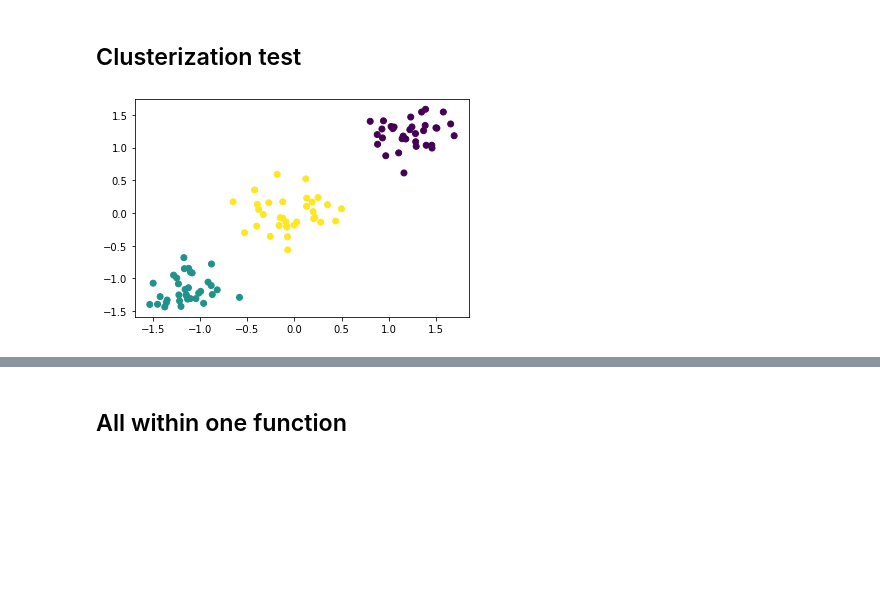
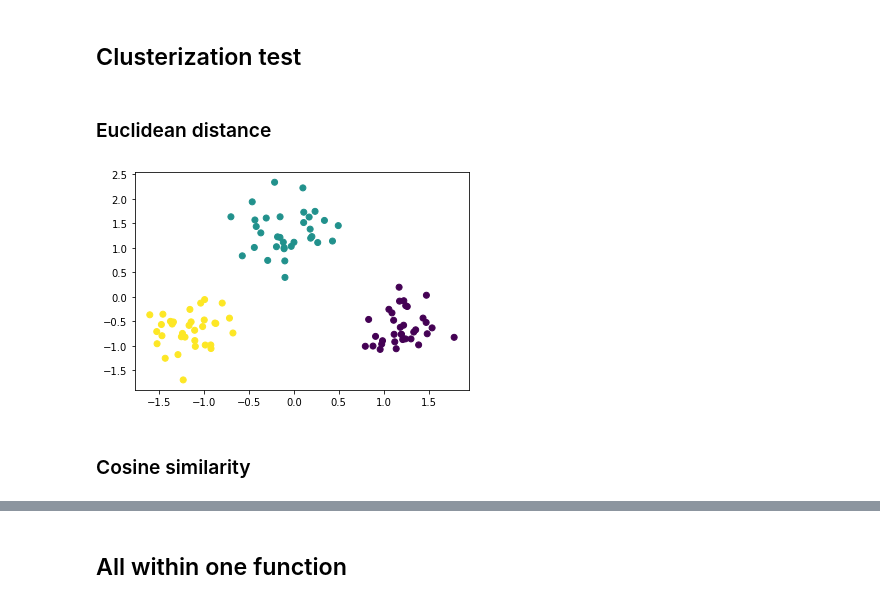
Before and after one commit to arek544/DBSCAN, a Jupyter notebook: dbscan_vs_dbscrn.ipynb, the cells around one changed output, grey strips where cells are left out. Cells and saved outputs as stored; diff of their text form; code cells hidden in the pictures; blank space fills up the shorter version.

```diff
--- a/dbscan_vs_dbscrn.ipynb
+++ b/dbscan_vs_dbscrn.ipynb
@@ -166,19 +182,6 @@ def dbscan(data, epsilon, minPts, distance):
 # %% [markdown]
 ## DBSCAN wrapped into a class for convenient use
 # %%
-#to do: cosine_similarity
-def cosine_similarity(x1, x2):
-    distance_measure = 0
-    for i in range(len(x1)):
-         distance_measure += sum(x1[i]*x2[i])/((math.sqrt(sum(x1[i]**2)))*(math.sqrt(sum(x2[i]**2))))
-    return  distance_measure
-
-def euclidean_distance(x1, x2):
-    distance_measure = 0
-    for i in range(len(x1)):
-         distance_measure += pow((x1[i] - x2[i]), 2)
-    return np.sqrt( distance_measure)
-
 class DBSCAN():
 
     def __init__(self, epsilon, minPts, distance):
@@ -203,7 +197,7 @@ array([1, 2, 3, 1, 2, 2, 3, 3, 3, 2, 1, 2, 1, 1, 3, 2, 1, 1, 2, 3, 3, 3,
 # %% [markdown]
 ## Dataset for testing
 # %%
-data, y = make_blobs(n_samples=100, centers = [(-5, -5), (0, 0), (5, 5)], cluster_std=1, n_features=2, random_state=5)
+data, y = make_blobs(n_samples=100, centers = [(5, -5), (0, 0), (-5, -5)], cluster_std=1, n_features=2, random_state=5)
 data = StandardScaler().fit_transform(data)
 
 fig, ax = plt.subplots()
@@ -233,6 +224,0 @@ all_point_indices = list(range(len(data))) # inidces of all points
-# %%
-def euclidean_distance(x1, x2):
-    distance_measure = 0
-    for i in range(len(x1)):
-         distance_measure += pow((x1[i] - x2[i]), 2)
-    return np.sqrt( distance_measure)
@@ -259,21 +237,21 @@ def get_knn(current_index, neighbor_indices, k, distance):
 # %% [markdown]
 ## RNN
 # %%
-def get_rnn(point_knn, current_index):
+def get_pointwise_rnn(point_knn, current_index):
     rnn = []
     for neighbor in point_knn[current_index]:
         if current_index in point_knn[neighbor]:
             rnn.append(neighbor)
     return rnn
 
-def get_pointwise_rnn(point_indices, k):
+def get_rnn(point_indices, k):
     point_rnn = {}
     point_knn = {}
     for current_index in point_indices:
         knn = get_knn(current_index, point_indices[:], k, distance)
         point_knn[current_index] = knn
     for current_index in point_indices:
-        rnn = get_rnn(point_knn, current_index)
+        rnn = get_pointwise_rnn(point_knn, current_index)
         point_rnn[current_index] = rnn
     return point_rnn
 # %% [markdown]
@@ -292,30 +270,36 @@ def search(current_index, k, point_rnn):
                 search(neighbor_index, k, point_rnn)
 # %% [markdown]
 ## Clusterization test
+# %% [markdown]
+### Euclidean distance
 # %%
+# parameters
 k = 15
 distance = euclidean_distance
-point_rnn = get_pointwise_rnn(all_point_indices, k)
+
+point_rnn = get_rnn(all_point_indices, k)
 
 # Look for a cluster within not visited
 while NOT_VISITED in state:
     not_visited_ids = np.where(state==NOT_VISITED)[0]
     search(not_visited_ids[0], k, point_rnn)
     cluster_id += 1
 
 # Assign rest points to nearest cluster
 while VISTED in state:
     visited_id = np.where(state==VISTED)[0][0]
     knn = get_knn(visited_id, all_point_indices[:], k, distance)
     cluster[visited_id] = Counter(cluster[knn]).most_common(1)[0][0]
     state[visited_id] = CLUSTERED
 
 fig, ax = plt.subplots()
-ax.scatter(data[:,0], data[:,1], c=cluster)
+ax.scatter(data[:,0], data[:,1], c=cluster_encoder(cluster))
 plt.show()
 
 # reset to initial state
 cluster = np.array([0] * n)
 state = np.array([NOT_VISITED] * n)
 # %% [output]
-[figure, old version]
+[figure, new version]
+# %% [markdown]
+### Cosine similarity
```
Also changed, not shown: parts of 30 cells of this notebook.
